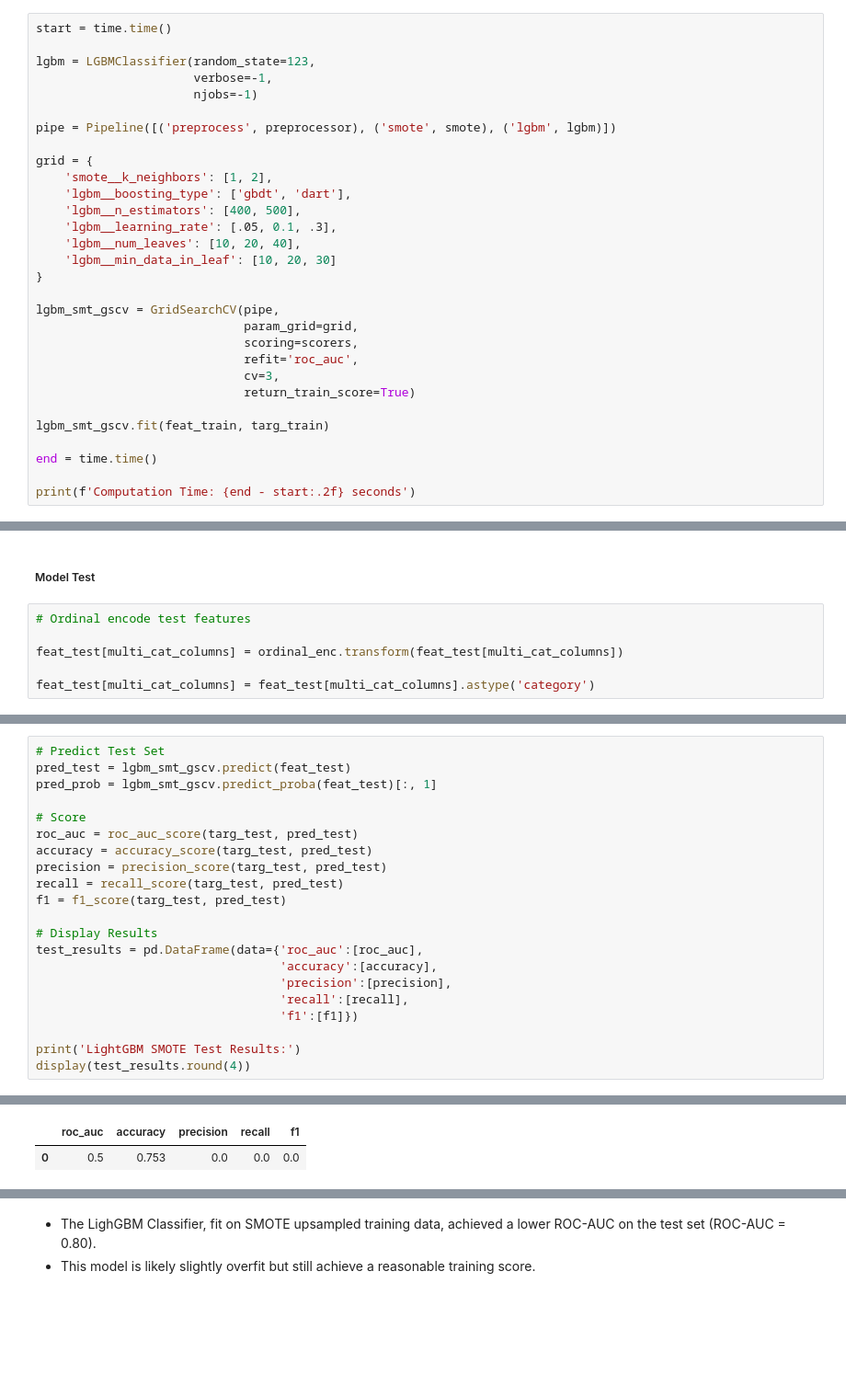
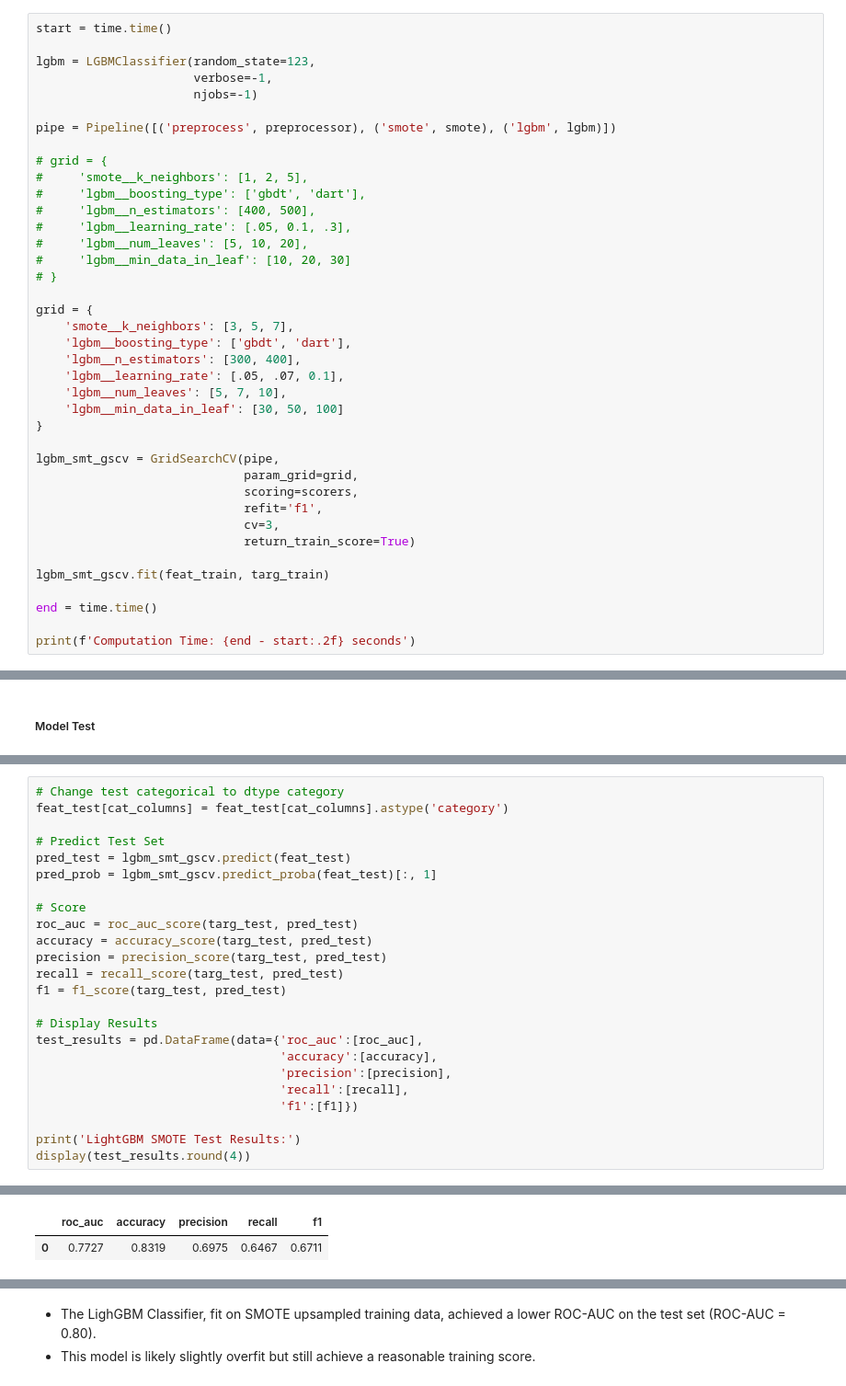
Before and after one commit to kellyshreeve/final-project, a Jupyter notebook: Notebooks/project-code-v2.ipynb, the cells around one changed output, grey strips where cells are left out. Shown at 92% size. Drawn from its saved outputs; the diff is of its cells as text; blank space fills up the shorter version.

```diff
--- a/Notebooks/project-code-v2.ipynb
+++ b/Notebooks/project-code-v2.ipynb
@@ -1883,19 +1904,28 @@ lgbm = LGBMClassifier(random_state=123,
 
 pipe = Pipeline([('preprocess', preprocessor), ('smote', smote), ('lgbm', lgbm)])
 
+# grid = {
+#     'smote__k_neighbors': [1, 2, 5],
+#     'lgbm__boosting_type': ['gbdt', 'dart'],
+#     'lgbm__n_estimators': [400, 500],
+#     'lgbm__learning_rate': [.05, 0.1, .3],
+#     'lgbm__num_leaves': [5, 10, 20],
+#     'lgbm__min_data_in_leaf': [10, 20, 30]
+# }
+
 grid = {
-    'smote__k_neighbors': [1, 2],
+    'smote__k_neighbors': [3, 5, 7],
     'lgbm__boosting_type': ['gbdt', 'dart'],
-    'lgbm__n_estimators': [400, 500],
-    'lgbm__learning_rate': [.05, 0.1, .3],
-    'lgbm__num_leaves': [10, 20, 40],
-    'lgbm__min_data_in_leaf': [10, 20, 30]
+    'lgbm__n_estimators': [300, 400],
+    'lgbm__learning_rate': [.05, .07, 0.1],
+    'lgbm__num_leaves': [5, 7, 10],
+    'lgbm__min_data_in_leaf': [30, 50, 100]
 }
 
 lgbm_smt_gscv = GridSearchCV(pipe,
                              param_grid=grid,
                              scoring=scorers,
-                             refit='roc_auc',
+                             refit='f1',
                              cv=3,
                              return_train_score=True)
 
@@ -2323,9 +2370,3 @@ All Classification Model Training Results Summary:
 Test LightGBM trained on SMOTE upsampled data on the test set.
 # %% [markdown]
 ##### Model Test
-# %%
-# Ordinal encode test features
-
-feat_test[multi_cat_columns] = ordinal_enc.transform(feat_test[multi_cat_columns])
-
-feat_test[multi_cat_columns] = feat_test[multi_cat_columns].astype('category')
@@ -2332,25 +2402,28 @@ feat_test[multi_cat_columns] = feat_test[multi_cat_columns].astype('category')
 # %%
+# Change test categorical to dtype category
+feat_test[cat_columns] = feat_test[cat_columns].astype('category')
+
 # Predict Test Set
 pred_test = lgbm_smt_gscv.predict(feat_test)
 pred_prob = lgbm_smt_gscv.predict_proba(feat_test)[:, 1]
 
 # Score
 roc_auc = roc_auc_score(targ_test, pred_test)
 accuracy = accuracy_score(targ_test, pred_test)
 precision = precision_score(targ_test, pred_test)
 recall = recall_score(targ_test, pred_test)
 f1 = f1_score(targ_test, pred_test)
 
 # Display Results
 test_results = pd.DataFrame(data={'roc_auc':[roc_auc],
                                   'accuracy':[accuracy],
                                   'precision':[precision],
                                   'recall':[recall],
                                   'f1':[f1]})
 
 print('LightGBM SMOTE Test Results:')
 display(test_results.round(4))
 # %% [output]
 LightGBM SMOTE Test Results:
 |  | roc_auc | accuracy | precision | recall | f1 |
-| 0 | 0.5 | 0.753 | 0.0 | 0.0 | 0.0 |
+| 0 | 0.7727 | 0.8319 | 0.6975 | 0.6467 | 0.6711 |
```
Also changed, not shown: parts of 16 cells of this notebook.
